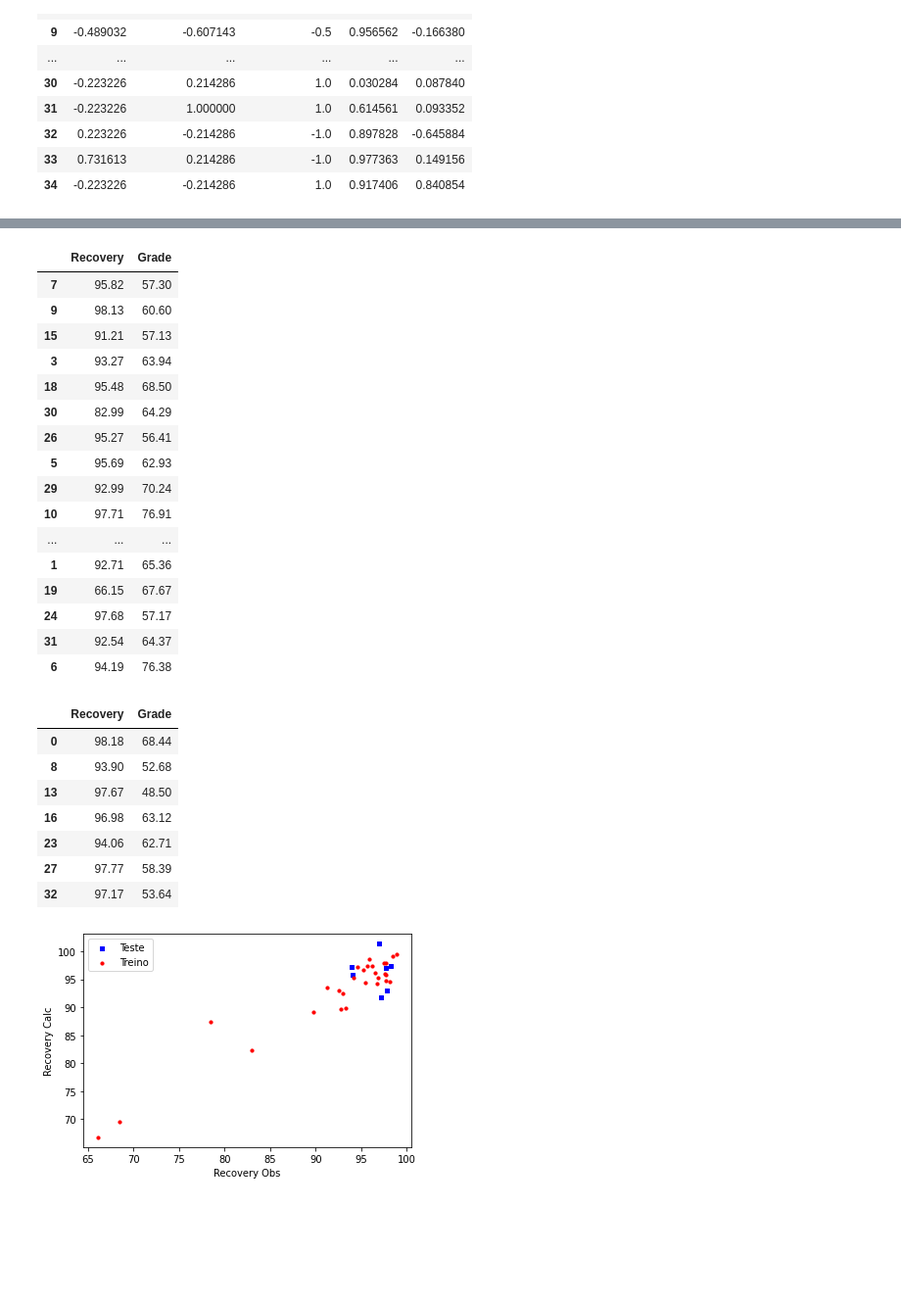
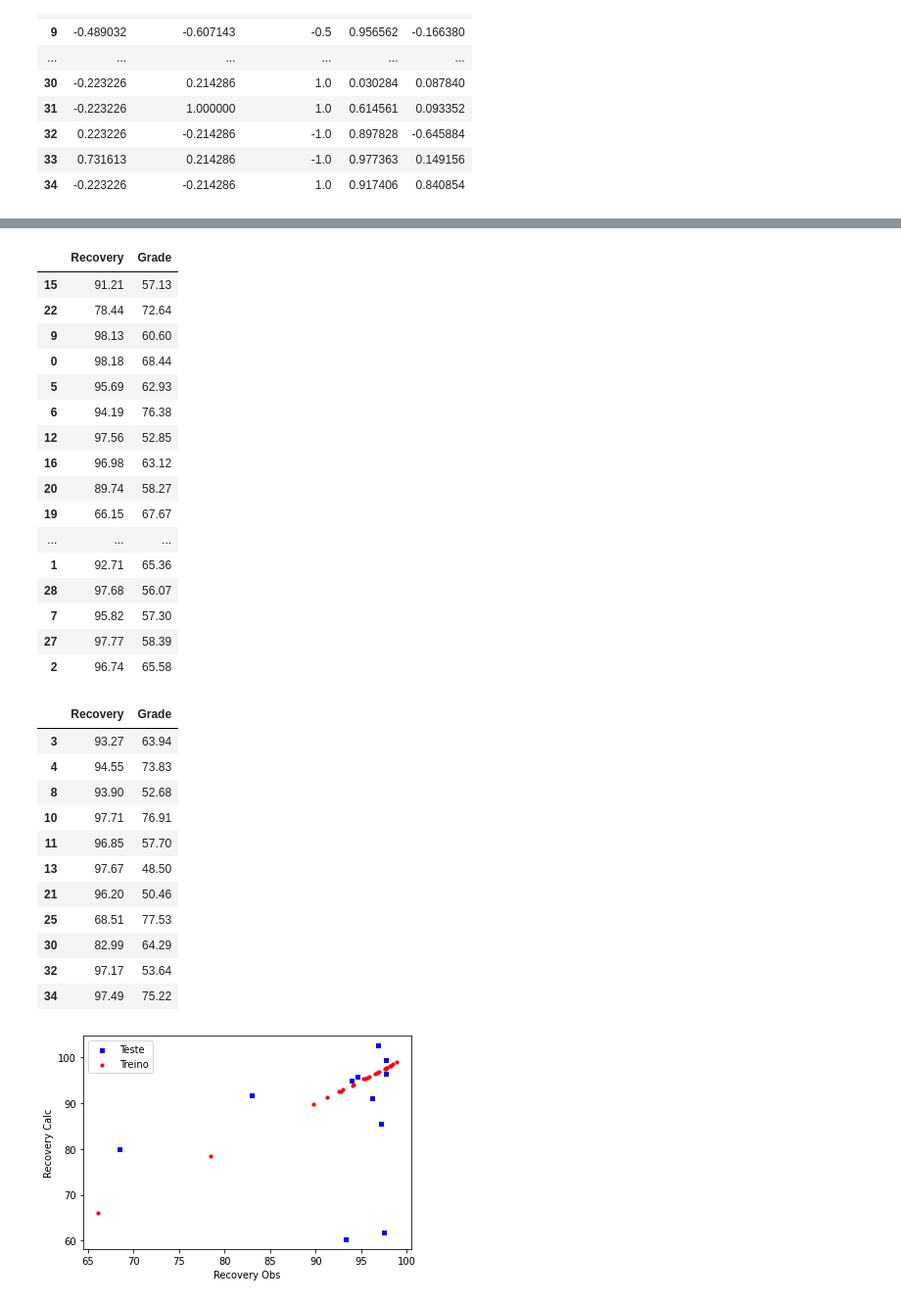
Before and after one commit to thessafuzaro/ANN, a Jupyter notebook: Projeto_Thessa.ipynb, the cells around one changed output, grey strips where cells are left out. Shown: that part at 98% size. Cells and saved outputs as stored; diff of their text form; code cells hidden in the pictures; blank space fills up the shorter version.

```diff
--- a/Projeto_Thessa.ipynb
+++ b/Projeto_Thessa.ipynb
@@ -112,7 +114,7 @@ Dat
 | 34 | -0.223226 | -0.214286 | 1.0 | 0.917406 | 0.840854 |
 # %%
 #Separando os dados para treino e teste da Rede Neural
-Train=Dat.sample(frac=0.8,random_state=None)
+Train=Dat.sample(frac=0.7,random_state=None)
 Test=Dat.drop(Train.index)
 # %%
 print(Train.head)
@@ -158,8 +164,8 @@ y_Test=Test.iloc[:,[3,4]]
 Y_Old=Dat_Old.iloc[:,[3,4]]
 # %%
 #Definindo a Rede Neural
-model = MLPRegressor(solver='lbfgs',activation='tanh',alpha=1e-5,max_iter=100,
-                     hidden_layer_sizes=(9, 8),random_state=1)
+model = MLPRegressor(solver='lbfgs',activation='tanh',alpha=1e-5,max_iter=2000,
+                     hidden_layer_sizes=(12,12,12),random_state=6)
 # %%
 #Treinando a Rede Neural
 model.fit(x_Train, y_Train)
@@ -202,56 +203,60 @@ Test=Original(y_Test,Y_Old)
 Train
 # %% [output]
 |  | Recovery | Grade |
-| 7 | 95.82 | 57.30 |
+| 15 | 91.21 | 57.13 |
+| 22 | 78.44 | 72.64 |
 | 9 | 98.13 | 60.60 |
-| 15 | 91.21 | 57.13 |
-| 3 | 93.27 | 63.94 |
-| 18 | 95.48 | 68.50 |
-| 30 | 82.99 | 64.29 |
-| 26 | 95.27 | 56.41 |
+| 0 | 98.18 | 68.44 |
 | 5 | 95.69 | 62.93 |
-| 29 | 92.99 | 70.24 |
-| 10 | 97.71 | 76.91 |
+| 6 | 94.19 | 76.38 |
+| 12 | 97.56 | 52.85 |
+| 16 | 96.98 | 63.12 |
+| 20 | 89.74 | 58.27 |
+| 19 | 66.15 | 67.67 |
 | ... | ... | ... |
 | 1 | 92.71 | 65.36 |
-| 19 | 66.15 | 67.67 |
-| 24 | 97.68 | 57.17 |
-| 31 | 92.54 | 64.37 |
-| 6 | 94.19 | 76.38 |
+| 28 | 97.68 | 56.07 |
+| 7 | 95.82 | 57.30 |
+| 27 | 97.77 | 58.39 |
+| 2 | 96.74 | 65.58 |
 # %%
 Test
 # %% [output]
 |  | Recovery | Grade |
-| 0 | 98.18 | 68.44 |
+| 3 | 93.27 | 63.94 |
+| 4 | 94.55 | 73.83 |
 | 8 | 93.90 | 52.68 |
+| 10 | 97.71 | 76.91 |
+| 11 | 96.85 | 57.70 |
 | 13 | 97.67 | 48.50 |
-| 16 | 96.98 | 63.12 |
-| 23 | 94.06 | 62.71 |
-| 27 | 97.77 | 58.39 |
+| 21 | 96.20 | 50.46 |
+| 25 | 68.51 | 77.53 |
+| 30 | 82.99 | 64.29 |
 | 32 | 97.17 | 53.64 |
+| 34 | 97.49 | 75.22 |
 # %%
 # Escolhendo uma das resposta para fazer o gráfico (Teino - Recovery)
-Obs_Train=[]
-Calc_Train=[]
-Calc_Train=y_Calc_Train['Recovery'].copy()
-Obs_Train=Train['Recovery'].copy()
+Obs_Train_Recovery=[]
+Calc_Train_Recovery=[]
+Calc_Train_Recovery=y_Calc_Train['Recovery'].copy()
+Obs_Train_Recovery=Train['Recovery'].copy()
 # %%
 # Escolhendo uma das resposta para fazer o grafico (Teste- Recovery)
-Obs_Test=[]
-Calc_Test=[]
-Calc_Test=y_Calc_Test['Recovery'].copy()
-Obs_Test=Test['Recovery'].copy()
+Obs_Test_Recovery=[]
+Calc_Test_Recovery=[]
+Calc_Test_Recovery=y_Calc_Test['Recovery'].copy()
+Obs_Test_Recovery=Test['Recovery'].copy()
 # %%
 # Expressando os dois dados em figura
 fig = plt.figure()
 ax1 = fig.add_subplot(111)
 
-ax1.scatter(Obs_Test,Calc_Test, s=10, c='b', marker="s", label='Teste')
-ax1.scatter(Obs_Train,Calc_Train, s=10, c='r', marker="o", label='Treino')
+ax1.scatter(Obs_Test_Recovery,Calc_Test_Recovery, s=10, c='b', marker="s", label='Teste')
+ax1.scatter(Obs_Train_Recovery,Calc_Train_Recovery, s=10, c='r', marker="o", label='Treino')
 plt.legend(loc='upper left')
 plt.ylabel('Recovery Calc')
 plt.xlabel('Recovery Obs')
 plt.show()
 # %% [output]
-[figure, old version]
+[figure, new version]
 # %%
```
Also changed, not shown: parts of 12 cells of this notebook.
